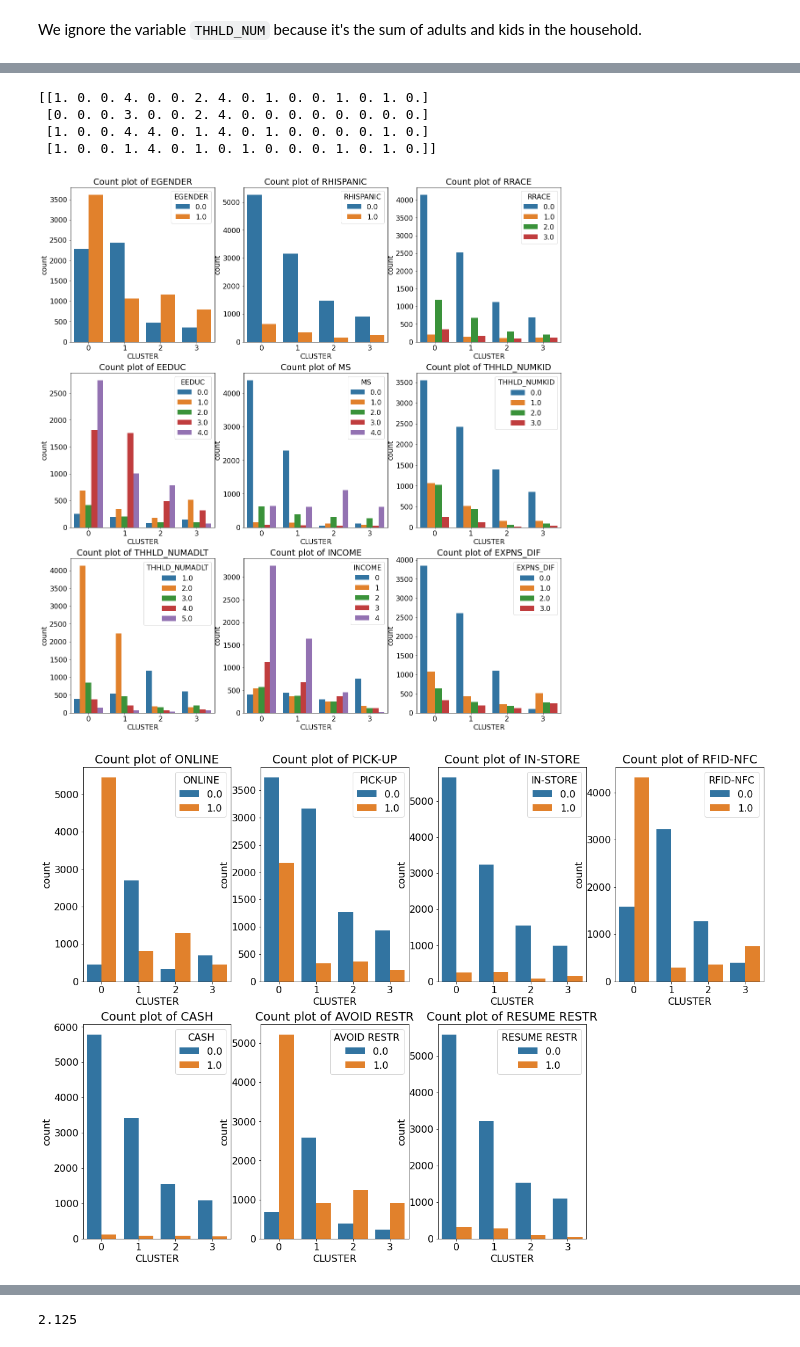
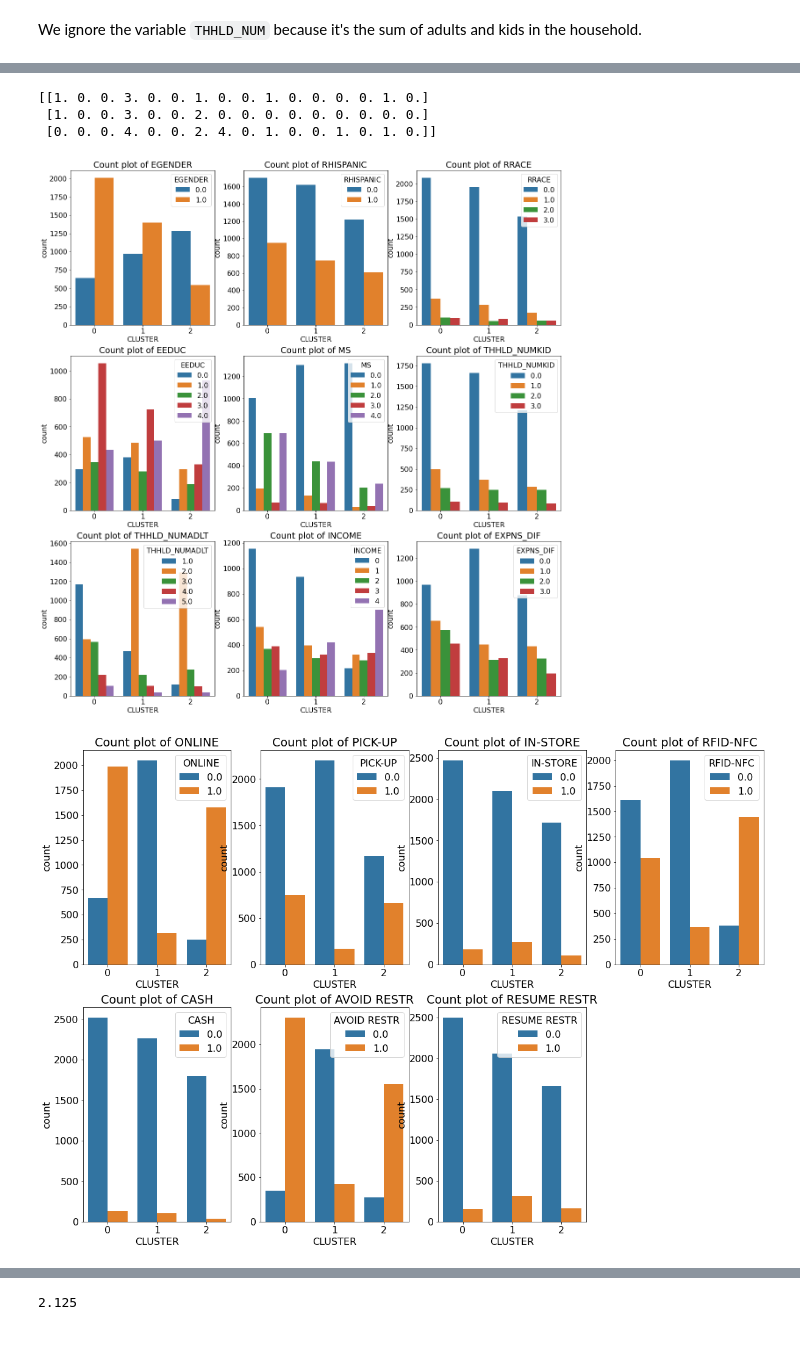
Before and after one commit to Daesparz/DS4A2020_Empowerment, a Jupyter notebook: exploratory_data_analysis/k-modes_consumer_segmentation_miami.ipynb, the cells around one changed output, grey strips where cells are left out. Drawn from its saved outputs; the diff is of its cells as text; code cells hidden in the pictures.

Commit message:
replicated kmods analysis for Miami

```diff
--- a/exploratory_data_analysis/k-modes_consumer_segmentation_miami.ipynb
+++ b/exploratory_data_analysis/k-modes_consumer_segmentation_miami.ipynb
@@ -150,7 +151,7 @@ import numpy as np
 
 # This particular setting has one distinct cluster and 3 clusters placed close
 # together.
-X = df_sf1.sample(5000, random_state=1)
+X = df_miami1.sample(5000, random_state=1)
 
 range_n_clusters = [2, 3, 4, 5]
 
@@ -232,17 +233,16 @@ For n_clusters = 5 The average silhouette_score is : -0.007455033395164
 # %%
-km = KModes(n_clusters=4, init='Huang', n_init=5, verbose=0)
-x_cols = df_sf.copy()
+km = KModes(n_clusters=3, init='Huang', n_init=5, verbose=0)
+x_cols = df_miami.copy()
 clusters = km.fit_predict(x_cols)
 
 # Print the cluster centroids
 print(km.cluster_centroids_)
 # %% [output]
-[[1. 0. 0. 4. 0. 0. 2. 4. 0. 1. 0. 0. 1. 0. 1. 0.]
- [0. 0. 0. 3. 0. 0. 2. 4. 0. 0. 0. 0. 0. 0. 0. 0.]
- [1. 0. 0. 4. 4. 0. 1. 4. 0. 1. 0. 0. 0. 0. 1. 0.]
- [1. 0. 0. 1. 4. 0. 1. 0. 1. 0. 0. 0. 1. 0. 1. 0.]]
+[[1. 0. 0. 3. 0. 0. 1. 0. 0. 1. 0. 0. 0. 0. 1. 0.]
+ [1. 0. 0. 3. 0. 0. 2. 0. 0. 0. 0. 0. 0. 0. 0. 0.]
+ [0. 0. 0. 4. 0. 0. 2. 4. 0. 1. 0. 0. 1. 0. 1. 0.]]
 # %%
-df_sf1['CLUSTER'] = clusters
+df_miami1['CLUSTER'] = clusters
 # %%
 plt.figure(figsize=(20,22))
 vars_to_look = demographics
@@ -251,22 +251,22 @@ for i, var in enumerate(vars_to_look):
     plt.subplot(3,3,i+1)
     if i ==10:
         plt.xticks(rotation = 90)
-    sns.countplot(x='CLUSTER', hue=var, data=df_sf1)
+    sns.countplot(x='CLUSTER', hue=var, data=df_miami1)
     plt.title("Count plot of " + var)
 # %% [output]
-[figure, old version]
+[figure, new version]
 # %%
 plt.figure(figsize=(20,22))
 vars_to_look = shopping_vars
 _ = plt.rcParams.update({'font.size': 16})
 for i, var in enumerate(vars_to_look):
     plt.subplot(3,4,i+1)
     if i ==10:
         plt.xticks(rotation = 90)
-    sns.countplot(hue=var, x='CLUSTER', data=df_sf1)
+    sns.countplot(hue=var, x='CLUSTER', data=df_miami1)
     plt.title("Count plot of " + var)
 # %% [output]
-[figure, old version]
+[figure, new version]
 # %%
 def cross_tab(df, var1, var2):
     temp = df.groupby([var1, var2]).count()
```
Also changed, not shown: parts of 26 cells of this notebook.
